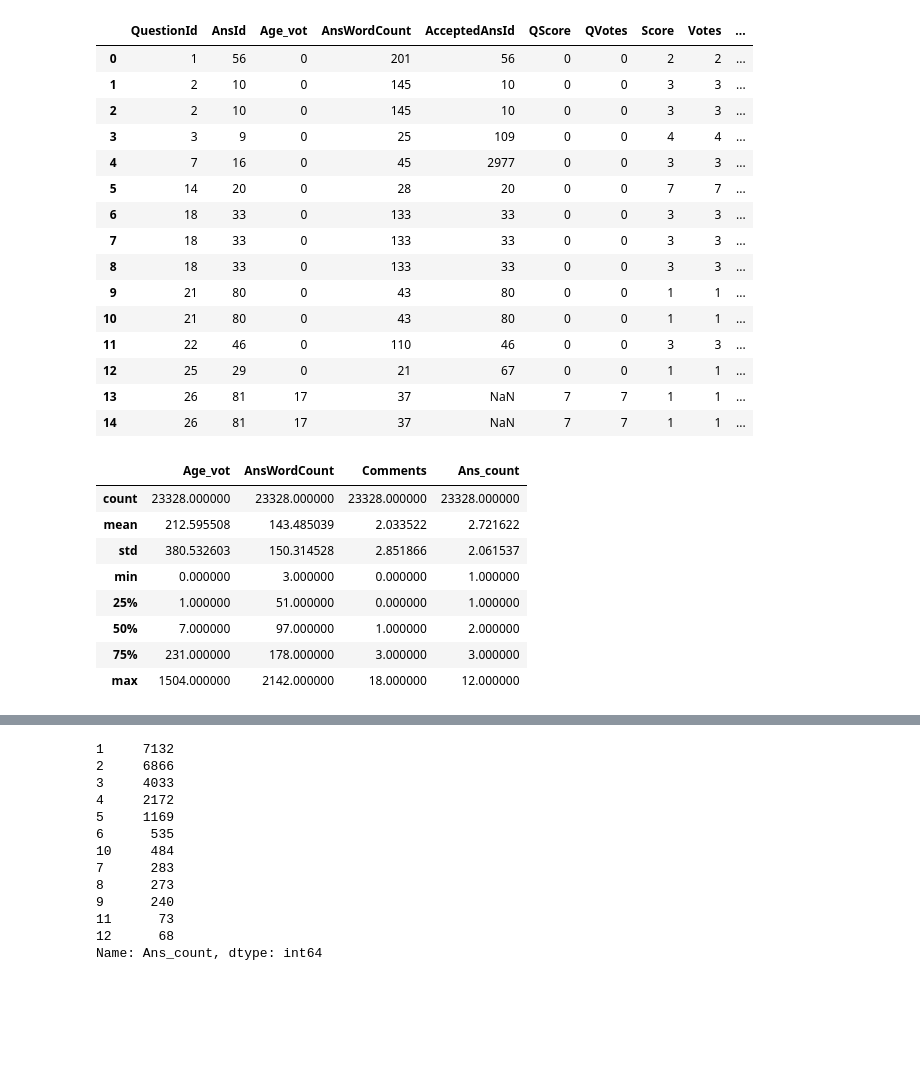
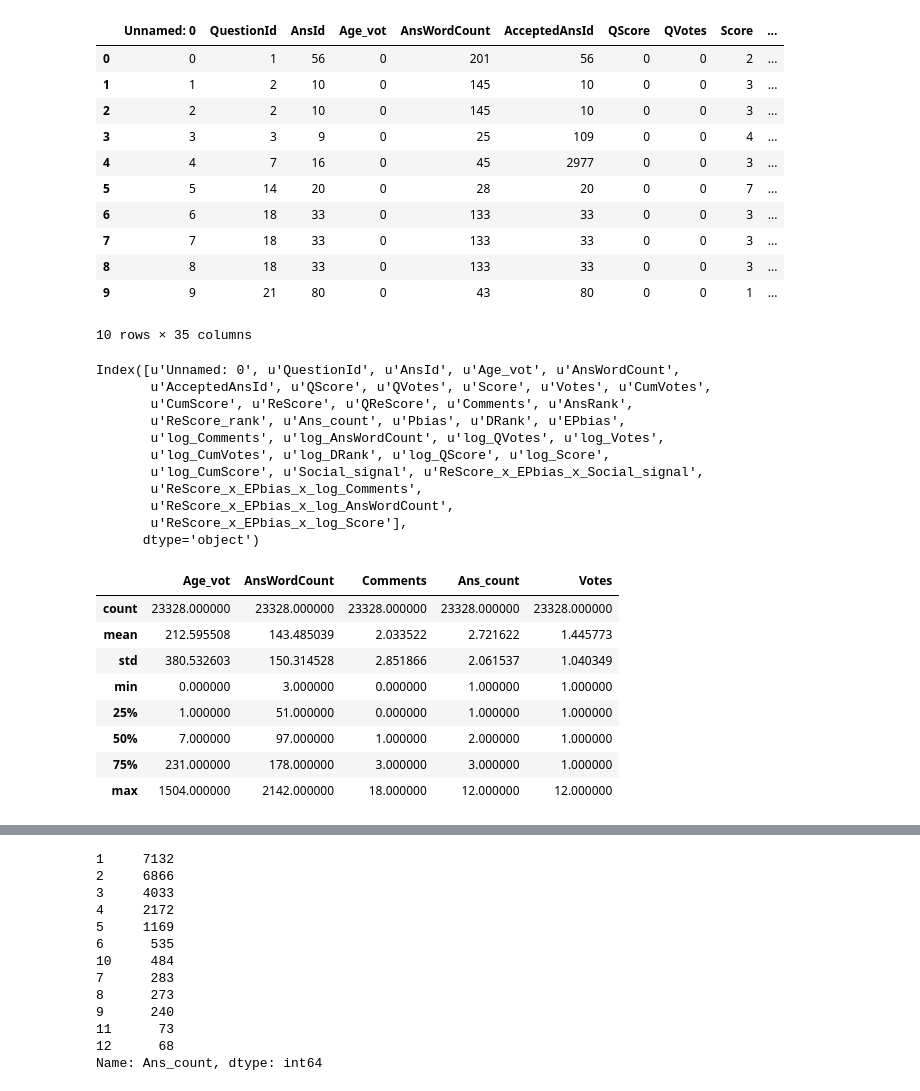
Before and after one commit to JoelDan192/Predictive-model-for-the-voting-system-in-SE-network, a Jupyter notebook: spanish_site/Regression_AnsVotes.ipynb, the cells around one changed output, grey strips where cells are left out. Cells and saved outputs as stored; diff of their text form; code cells hidden in the pictures; blank space fills up the shorter version.

```diff
--- a/spanish_site/Regression_AnsVotes.ipynb
+++ b/spanish_site/Regression_AnsVotes.ipynb
@@ -6,34 +6,44 @@ import numpy as np
 import statsmodels.formula.api as smf
 import statsmodels.api as sm
 # %%
-votes = pd.DataFrame.from_csv('AnsVotes_TSeries.csv', index_col=None)
-votes.head(15)
+votes = pd.DataFrame.from_csv('AnsVotes_TSeries_normalized.csv', index_col=None)
+votes.head(10)
 # %% [output]
-|  | QuestionId | AnsId | Age_vot | AnsWordCount | AcceptedAnsId | QScore | QVotes | Score | Votes | ... |
-| 0 | 1 | 56 | 0 | 201 | 56 | 0 | 0 | 2 | 2 | ... |
-| 1 | 2 | 10 | 0 | 145 | 10 | 0 | 0 | 3 | 3 | ... |
-| 2 | 2 | 10 | 0 | 145 | 10 | 0 | 0 | 3 | 3 | ... |
-| 3 | 3 | 9 | 0 | 25 | 109 | 0 | 0 | 4 | 4 | ... |
-| 4 | 7 | 16 | 0 | 45 | 2977 | 0 | 0 | 3 | 3 | ... |
-| 5 | 14 | 20 | 0 | 28 | 20 | 0 | 0 | 7 | 7 | ... |
-| 6 | 18 | 33 | 0 | 133 | 33 | 0 | 0 | 3 | 3 | ... |
-| 7 | 18 | 33 | 0 | 133 | 33 | 0 | 0 | 3 | 3 | ... |
-| 8 | 18 | 33 | 0 | 133 | 33 | 0 | 0 | 3 | 3 | ... |
-| 9 | 21 | 80 | 0 | 43 | 80 | 0 | 0 | 1 | 1 | ... |
-| 10 | 21 | 80 | 0 | 43 | 80 | 0 | 0 | 1 | 1 | ... |
-| 11 | 22 | 46 | 0 | 110 | 46 | 0 | 0 | 3 | 3 | ... |
-| 12 | 25 | 29 | 0 | 21 | 67 | 0 | 0 | 1 | 1 | ... |
-| 13 | 26 | 81 | 17 | 37 | NaN | 7 | 7 | 1 | 1 | ... |
-| 14 | 26 | 81 | 17 | 37 | NaN | 7 | 7 | 1 | 1 | ... |
+|  | Unnamed: 0 | QuestionId | AnsId | Age_vot | AnsWordCount | AcceptedAnsId | QScore | QVotes | Score | ... |
+| 0 | 0 | 1 | 56 | 0 | 201 | 56 | 0 | 0 | 2 | ... |
+| 1 | 1 | 2 | 10 | 0 | 145 | 10 | 0 | 0 | 3 | ... |
+| 2 | 2 | 2 | 10 | 0 | 145 | 10 | 0 | 0 | 3 | ... |
+| 3 | 3 | 3 | 9 | 0 | 25 | 109 | 0 | 0 | 4 | ... |
+| 4 | 4 | 7 | 16 | 0 | 45 | 2977 | 0 | 0 | 3 | ... |
+| 5 | 5 | 14 | 20 | 0 | 28 | 20 | 0 | 0 | 7 | ... |
+| 6 | 6 | 18 | 33 | 0 | 133 | 33 | 0 | 0 | 3 | ... |
+| 7 | 7 | 18 | 33 | 0 | 133 | 33 | 0 | 0 | 3 | ... |
+| 8 | 8 | 18 | 33 | 0 | 133 | 33 | 0 | 0 | 3 | ... |
+| 9 | 9 | 21 | 80 | 0 | 43 | 80 | 0 | 0 | 1 | ... |
+10 rows × 35 columns
+# %%
+votes.columns
+# %% [output]
+Index([u'Unnamed: 0', u'QuestionId', u'AnsId', u'Age_vot', u'AnsWordCount',
+       u'AcceptedAnsId', u'QScore', u'QVotes', u'Score', u'Votes', u'CumVotes',
+       u'CumScore', u'ReScore', u'QReScore', u'Comments', u'AnsRank',
+       u'ReScore_rank', u'Ans_count', u'Pbias', u'DRank', u'EPbias',
+       u'log_Comments', u'log_AnsWordCount', u'log_QVotes', u'log_Votes',
+       u'log_CumVotes', u'log_DRank', u'log_QScore', u'log_Score',
+       u'log_CumScore', u'Social_signal', u'ReScore_x_EPbias_x_Social_signal',
+       u'ReScore_x_EPbias_x_log_Comments',
+       u'ReScore_x_EPbias_x_log_AnsWordCount',
+       u'ReScore_x_EPbias_x_log_Score'],
+      dtype='object')
 # %%
-votes[['Age_vot','AnsWordCount','Comments','Ans_count']].describe()
+votes[['Age_vot','AnsWordCount','Comments','Ans_count','Votes']].describe()
 # %% [output]
-|  | Age_vot | AnsWordCount | Comments | Ans_count |
-| count | 23328.000000 | 23328.000000 | 23328.000000 | 23328.000000 |
-| mean | 212.595508 | 143.485039 | 2.033522 | 2.721622 |
-| std | 380.532603 | 150.314528 | 2.851866 | 2.061537 |
-| min | 0.000000 | 3.000000 | 0.000000 | 1.000000 |
-| 25% | 1.000000 | 51.000000 | 0.000000 | 1.000000 |
-| 50% | 7.000000 | 97.000000 | 1.000000 | 2.000000 |
-| 75% | 231.000000 | 178.000000 | 3.000000 | 3.000000 |
-| max | 1504.000000 | 2142.000000 | 18.000000 | 12.000000 |
+|  | Age_vot | AnsWordCount | Comments | Ans_count | Votes |
+| count | 23328.000000 | 23328.000000 | 23328.000000 | 23328.000000 | 23328.000000 |
+| mean | 212.595508 | 143.485039 | 2.033522 | 2.721622 | 1.445773 |
+| std | 380.532603 | 150.314528 | 2.851866 | 2.061537 | 1.040349 |
+| min | 0.000000 | 3.000000 | 0.000000 | 1.000000 | 1.000000 |
+| 25% | 1.000000 | 51.000000 | 0.000000 | 1.000000 | 1.000000 |
+| 50% | 7.000000 | 97.000000 | 1.000000 | 2.000000 | 1.000000 |
+| 75% | 231.000000 | 178.000000 | 3.000000 | 3.000000 | 1.000000 |
+| max | 1504.000000 | 2142.000000 | 18.000000 | 12.000000 | 12.000000 |
```
Also changed, not shown: parts of 7 cells of this notebook, 2 other files.
